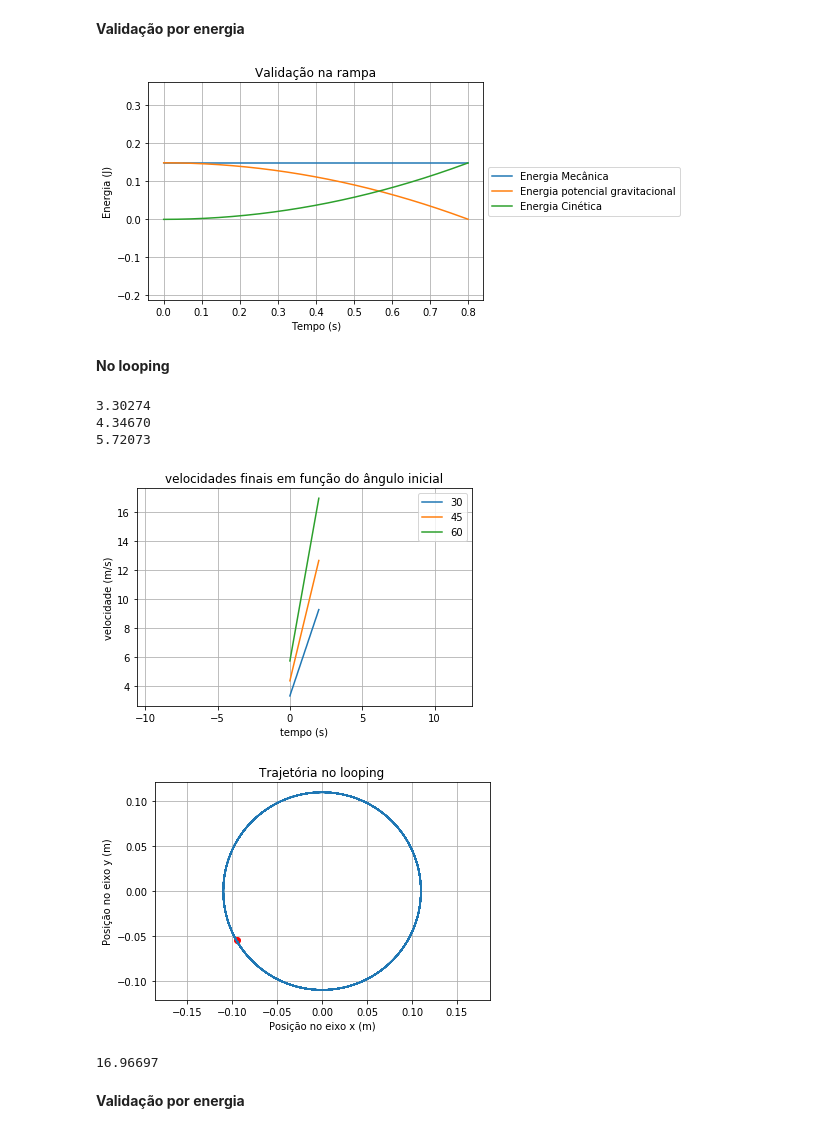
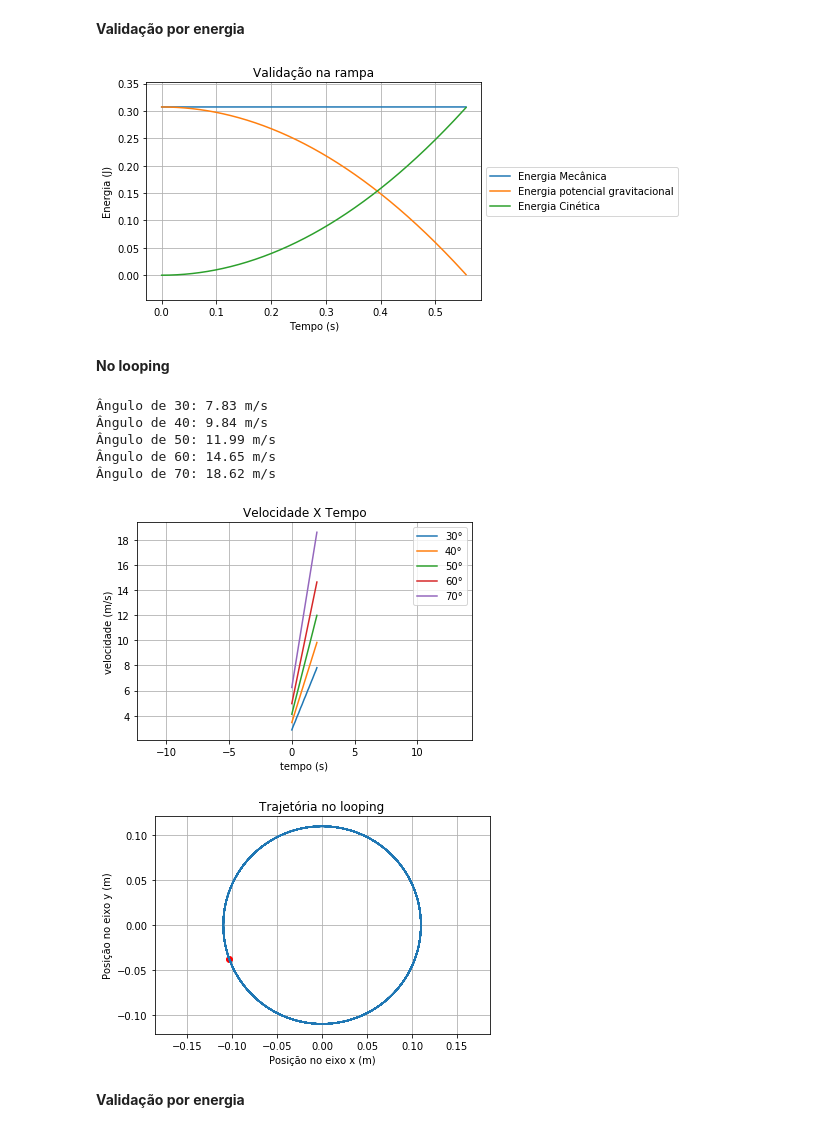
Before and after one commit to pedrocelia/Hot-Wheels, a Jupyter notebook: Hot Wheels(1).ipynb, the cells around one changed output. Saved outputs shown, nothing was run; the diff lists cells and outputs as text; code cells hidden in the pictures.

```diff
--- a/Hot Wheels(1).ipynb
+++ b/Hot Wheels(1).ipynb
@@ -23,7 +23,7 @@ peso = m*g #em N
 Cd = 0.82
 A = (2/100)*(2/100)
 p = 1
-ang = math.radians(20)
+ang = math.radians(45)
 sen = math.sin(ang)
 cos = math.cos(ang)
 altura = 1.05*math.sin(ang)
@@ -91,7 +91,7 @@ plt.show()
 
 #gráfico da influência do ângulo na velocidade final da rampa
 
-lista_de_angulos = [30,45,60]
+lista_de_angulos = [30,40,50,60,70]
 
 for angulo in lista_de_angulos:
     ang_radianos = math.radians(angulo)
@@ -101,8 +101,8 @@ for angulo in lista_de_angulos:
     vxf = solucao_para_velocidade[:,2][-1]
     vyf = solucao_para_velocidade[:,3][-1]
     vf = math.sqrt((vxf**2) + (vyf**2))
-    print('%.5f' %vf)
-    plt.plot(tempo, solucao_para_velocidade[:,4],label=angulo)
+    plt.plot(tempo, solucao_para_velocidade[:,4],label="{0}°".format(angulo))
+    print("Ângulo de {0}: {1} m/s".format(angulo, '%.2f' %vf))
 plt.xlabel('tempo (s)')
 plt.ylabel('velocidade final (m/s))')
 plt.title('Velocidade finais em função dos ângulos')
@@ -110,13 +110,4 @@ plt.axis('equal')
 plt.legend()
 plt.grid(True)
 plt.show()
-
-
-#Verificando a velocidade final
-vxf = solucao[:,2][-1]
-vyf = solucao[:,3][-1]
-vf = math.sqrt((vxf**2) + (vyf**2))
-
-print('%.5f' %math.sqrt(2*g*altura))
-print('%.5f' %vf)
 # %% [output]
@@ -172,7 +163,7 @@ plt.title('Validação na rampa')
 plt.grid(True)
 plt.show()
 # %% [output]
-[figure, old version]
+[figure, new version]
 # %% [markdown]
 **No looping**
 # %%
@@ -202,7 +193,7 @@ def EquaçãoDiferencial2(listaSolucao, t):
 # %%
 tempo1 = np.arange(0,2,delta_t)
 
-# Vamos encontrar com o for a seguir a velocidade final para cada ângulo e atualizar os valores de vf e a0
+# Vamos encontrar com o código a seguir a velocidade final para cada ângulo e atualizar os valores de vf e a0
 for angulo in lista_de_angulos:
     ang_radianos = math.radians(angulo)
     sen = math.sin(ang_radianos)
@@ -226,47 +217,47 @@ for angulo in lista_de_angulos:
     xloop = [R_do_loop*math.cos(a) for a in alphas]
     yloop = [R_do_loop*math.sin(a) for a in alphas]
 
-    plt.plot(tempo1, solucao1[:,2], label = angulo)
+    #velocidade final para cada ângulo
+    vf_loop = solucao1[:,2][-1]
+    print("Ângulo de {0}: {1} m/s".format(angulo, '%.2f' %vf_loop))
+
+    #plotando o gráfico
+    plt.plot(tempo1, solucao1[:,2], label = "{0}°".format(angulo))
 plt.grid(True)
-plt.title('velocidades finais em função do ângulo inicial')
+plt.title('Velocidade X Tempo')
 plt.xlabel('tempo (s)')
 plt.ylabel('velocidade (m/s)')
 plt.legend()
 plt.axis('equal')
 plt.show()
 
 
 
     #script para ver o comportamento da normal no percurso
 
     #for a in alphas:
     #    N = [((m)*(w*R_do_loop)**2)/R_do_loop - m*g*math.sin(a) for w in omegas]
     #for i in range(len(N)):
     #    print(N[i])
 
 
 # Gráfico da trajetória
 plt.plot(R_do_loop*math.cos(a0), R_do_loop*math.sin(a0), 'ro')
 plt.plot(xloop, yloop)
 plt.grid(True)
 plt.title('Trajetória no looping')
 plt.xlabel('Posição no eixo x (m)')
 plt.ylabel('Posição no eixo y (m)')
 plt.axis('equal')
 plt.show()
-
-#Verificando a velocidade final
-vf_loop = solucao1[:,2][-1]
-
-
-print('%.5f' %vf_loop)
 # %% [output]
-3.30274
-4.34670
-5.72073
+Ângulo de 30: 7.83 m/s
+Ângulo de 40: 9.84 m/s
+Ângulo de 50: 11.99 m/s
+Ângulo de 60: 14.65 m/s
+Ângulo de 70: 18.62 m/s
-[figure, old version]
+[figure, new version]
-[figure, old version]
+[figure, new version]
-16.96697
 # %% [markdown]
 **Validação por energia**
 # %%
```
Also changed, not shown: parts of 5 cells of this notebook.
